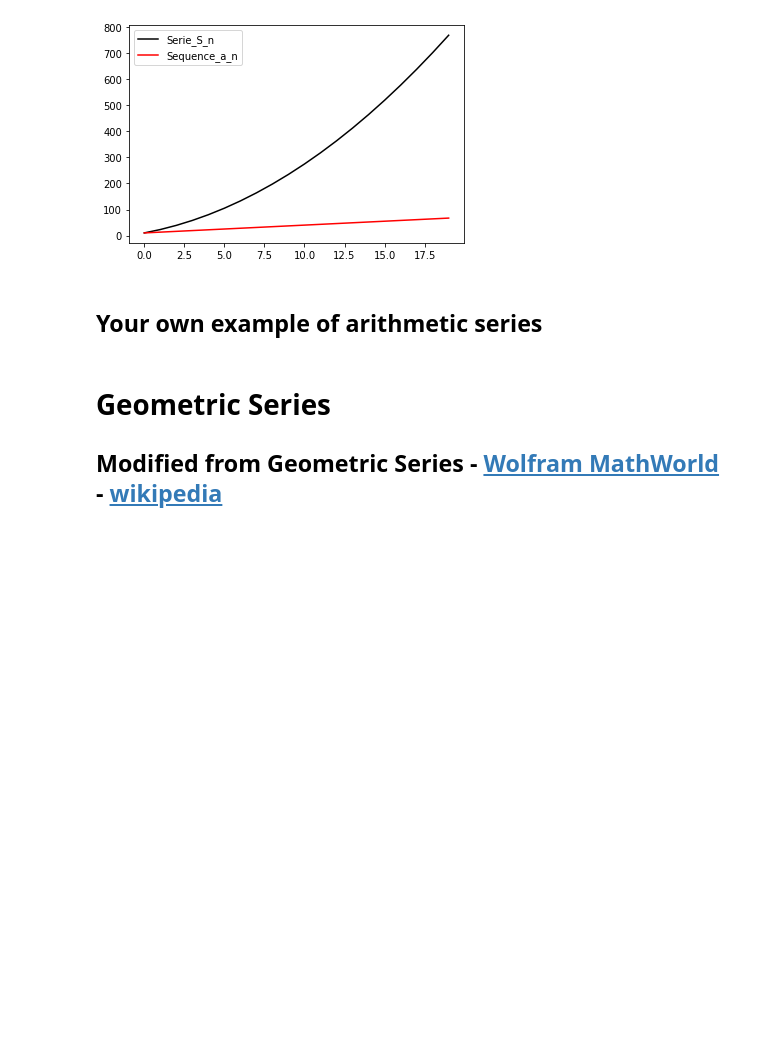
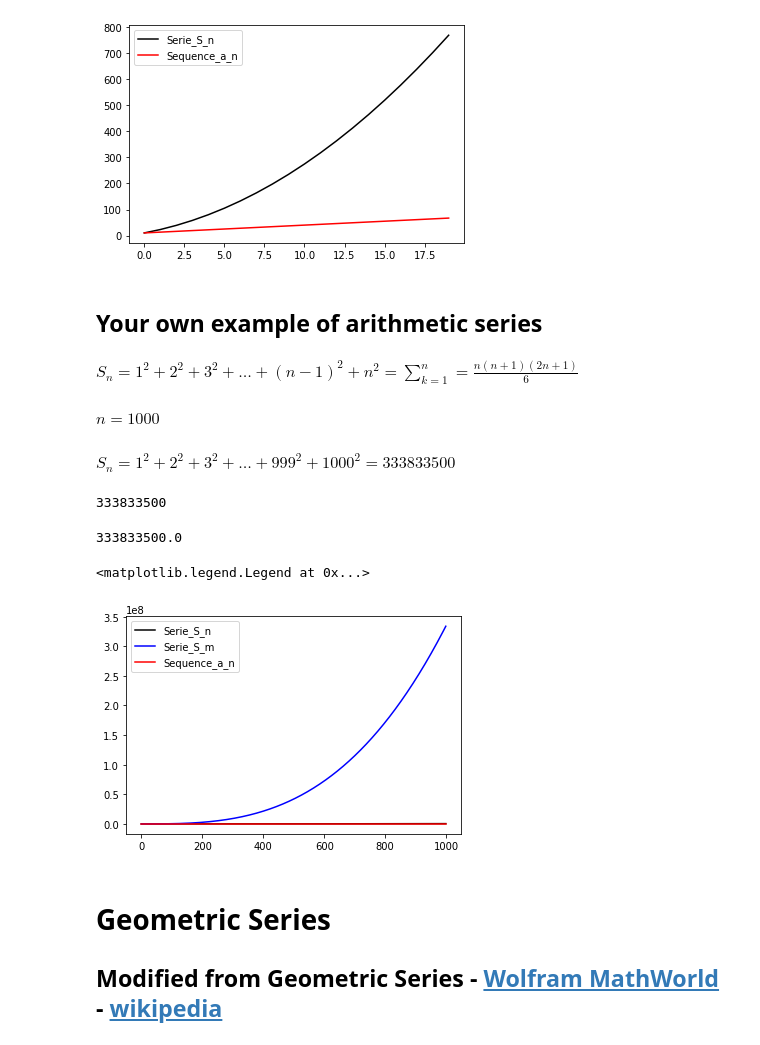
Before and after one commit to Adrian-ACI/MetNumUN2021II, a Jupyter notebook: Lab8/Grupo3ArithmeticSeriesGeometricSeriesPowerSums.ipynb, the cells around one changed output. Drawn from its saved outputs; the diff is of its cells as text; code cells hidden in the pictures; blank space fills up the shorter version.

```diff
--- a/Lab8/Grupo3ArithmeticSeriesGeometricSeriesPowerSums.ipynb
+++ b/Lab8/Grupo3ArithmeticSeriesGeometricSeriesPowerSums.ipynb
@@ -212,6 +212,51 @@ plt.legend()
 [figure]
 # %% [markdown]
 ## Your own example of arithmetic series
+# %% [markdown]
+$ S_n = 1^2 + 2^2+ 3^2 + \ldots + (n-1)^2+ n^2 = \sum_{k=1}^n = \frac{n(n+1)(2n+1)}{6}$
+# %% [markdown]
+$ n = 1000 $
+# %% [markdown]
+$ S_n = 1^2 + 2^2+ 3^2 + \ldots + 999^2+ 1000^2 = 333833500 $
+# %%
+def sumNumCuad(n) :
+    S_n = 0
+    for i in range(1, n+1):
+        S_n = S_n + (i * i)
+    return S_n
+n = 1000
+print(str(sumNumCuad(n)))
+# %% [output]
+333833500
+# %%
+n = 1000
+(n*(n+1)*(2*n+1))/6
+# %% [output]
+333833500.0
+# %%
+import matplotlib.pyplot as plt
+n = 1000
+S_n = 0
+S_m = 0
+Serie_S_n=[]
+Serie_S_m=[]
+Sequence_a_n =[]
+
+for i in range(1,n+1):
+  S_n = S_n + i
+  S_m = S_m + (i * i)
+  Serie_S_n.append(S_n)
+  Serie_S_m.append(S_m)
+  Sequence_a_n.append(i)
+
+plt.plot(Serie_S_n, color='black',label='Serie_S_n')
+plt.plot(Serie_S_m, color='blue',label='Serie_S_m')
+plt.plot(Sequence_a_n, color='red',label='Sequence_a_n')
+
+plt.legend()
+# %% [output]
+<matplotlib.legend.Legend at 0x...>
+[figure, added]
 # %% [markdown]
 # Geometric Series
 
```
Also changed, not shown: parts of 5 cells of this notebook.
